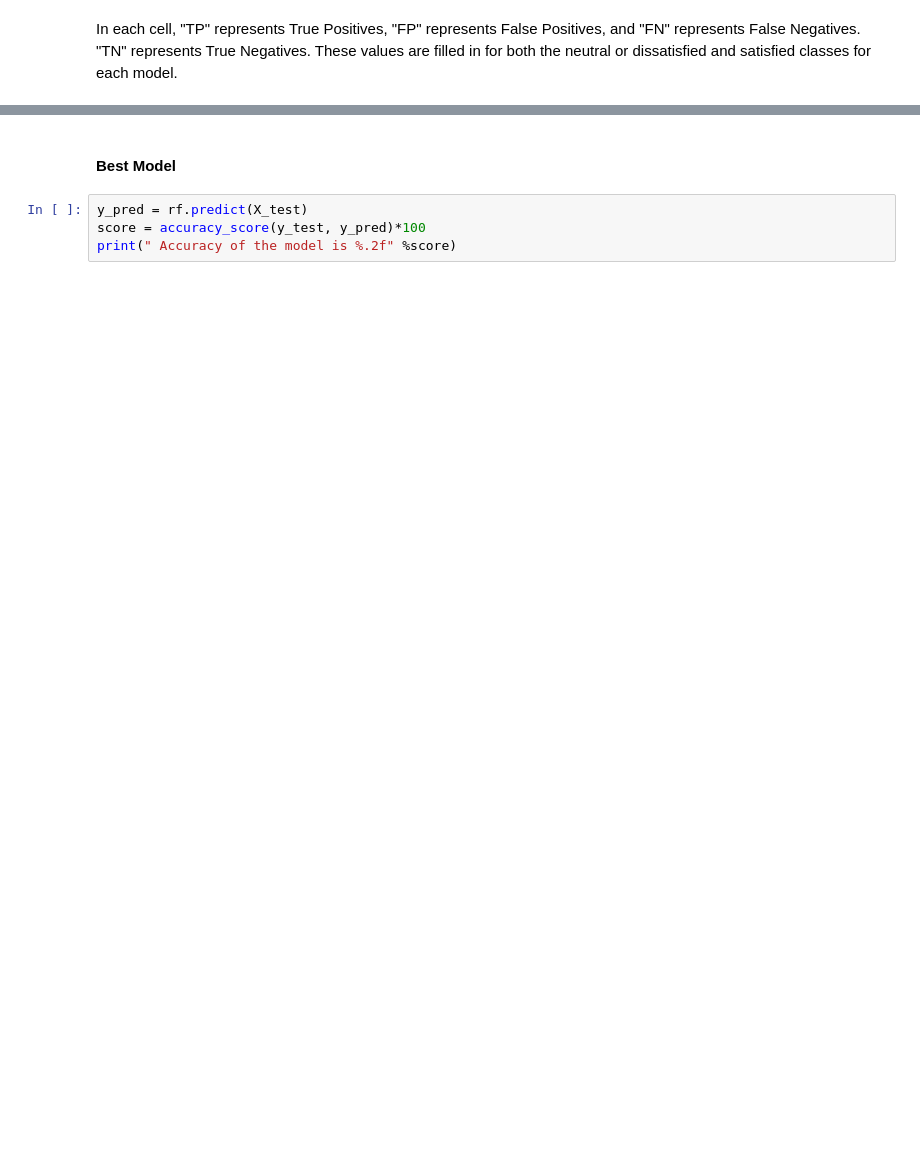
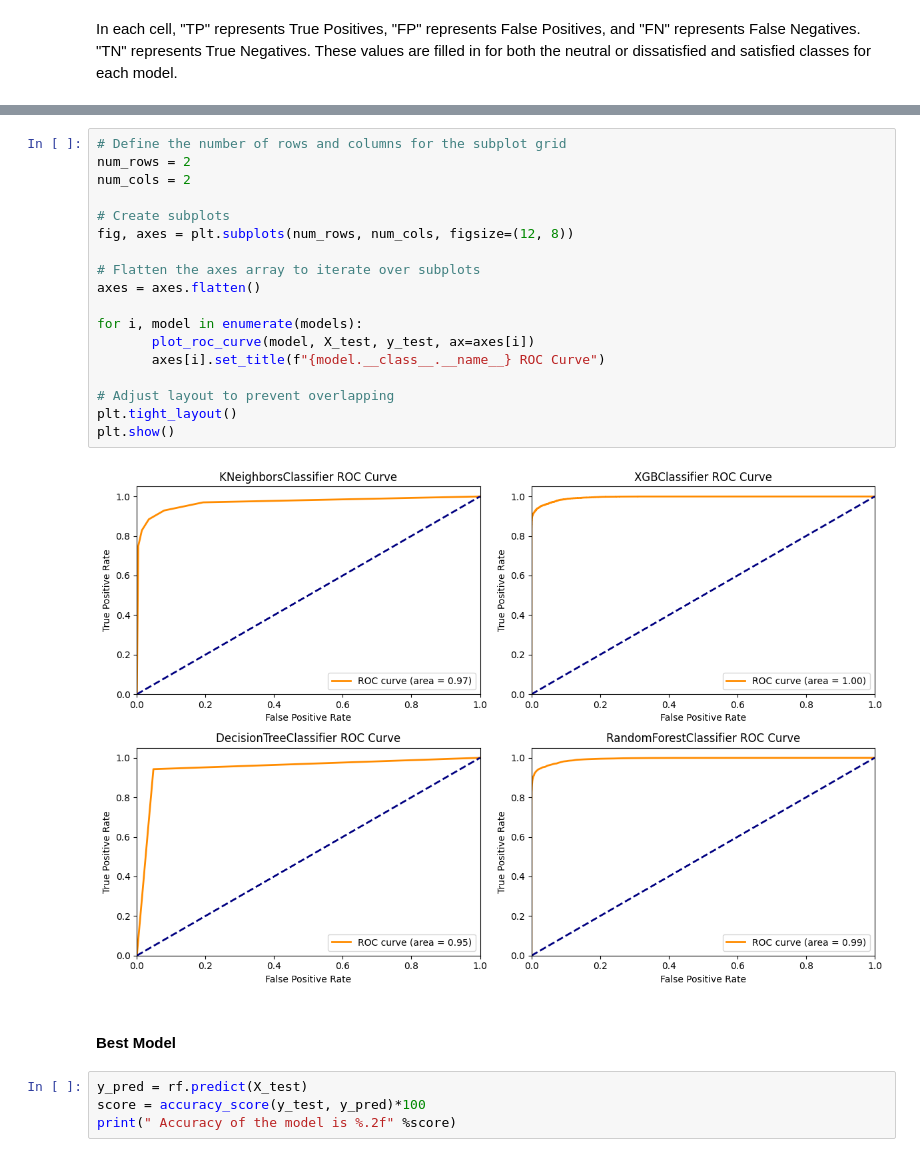
Before and after one commit to rubaawad/airlines-_customer_satisfaction, a Jupyter notebook: src/components/notebook/data/MODEL TRAINING.ipynb, the cells around one changed output, grey strips where cells are left out. Drawn from its saved outputs; the diff is of its cells as text; blank space fills up the shorter version.

```diff
--- a/src/components/notebook/data/MODEL TRAINING.ipynb
+++ b/src/components/notebook/data/MODEL TRAINING.ipynb
@@ -622,3 +621,23 @@ Test Set Evaluation Metrics before tuning:
+# %%
+# Define the number of rows and columns for the subplot grid
+num_rows = 2
+num_cols = 2
+
+# Create subplots
+fig, axes = plt.subplots(num_rows, num_cols, figsize=(12, 8))
+
+# Flatten the axes array to iterate over subplots
+axes = axes.flatten()
+
+for i, model in enumerate(models):
+       plot_roc_curve(model, X_test, y_test, ax=axes[i])
+       axes[i].set_title(f"{model.__class__.__name__} ROC Curve")
+
+# Adjust layout to prevent overlapping
+plt.tight_layout()
+plt.show()
+# %% [output]
+[figure, added]
 # %% [markdown]
 #### Best Model
 # %%
```
Also changed, not shown: parts of 11 cells of this notebook, 7 other files.
